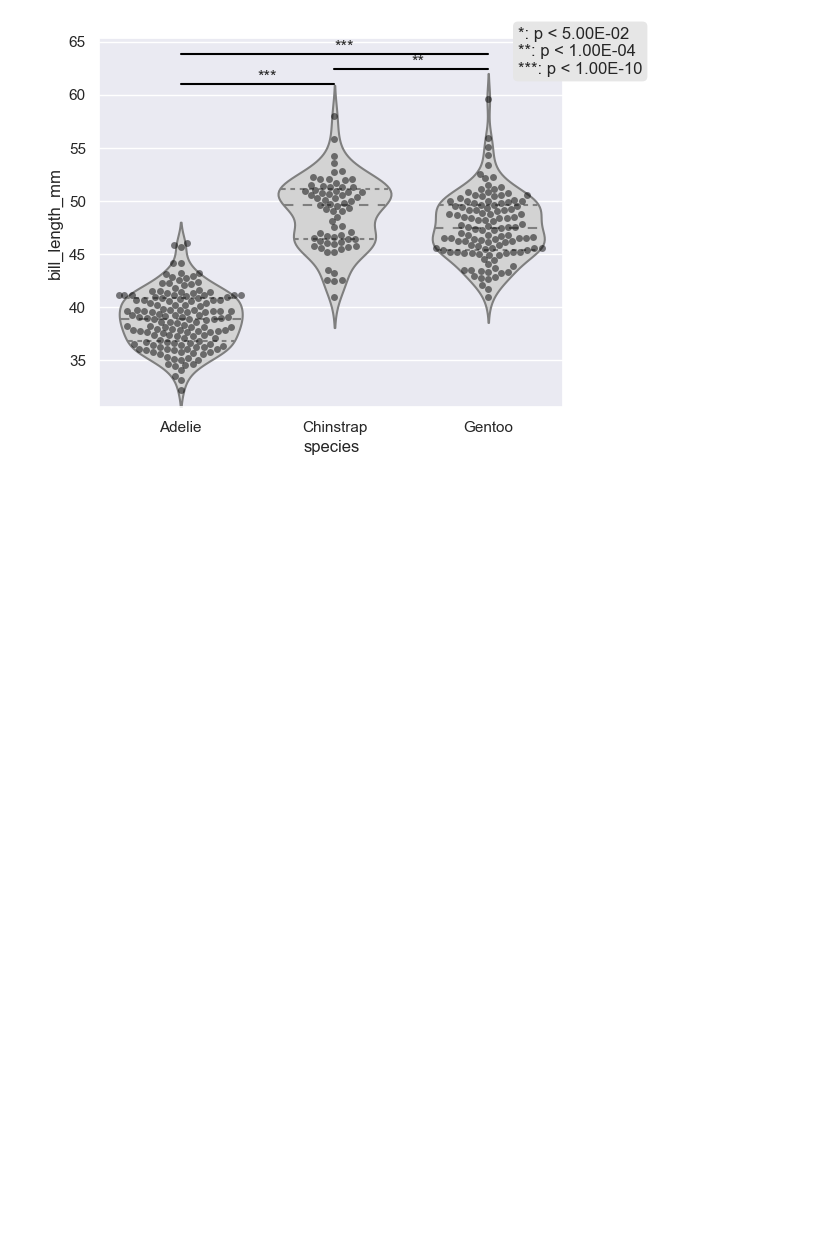
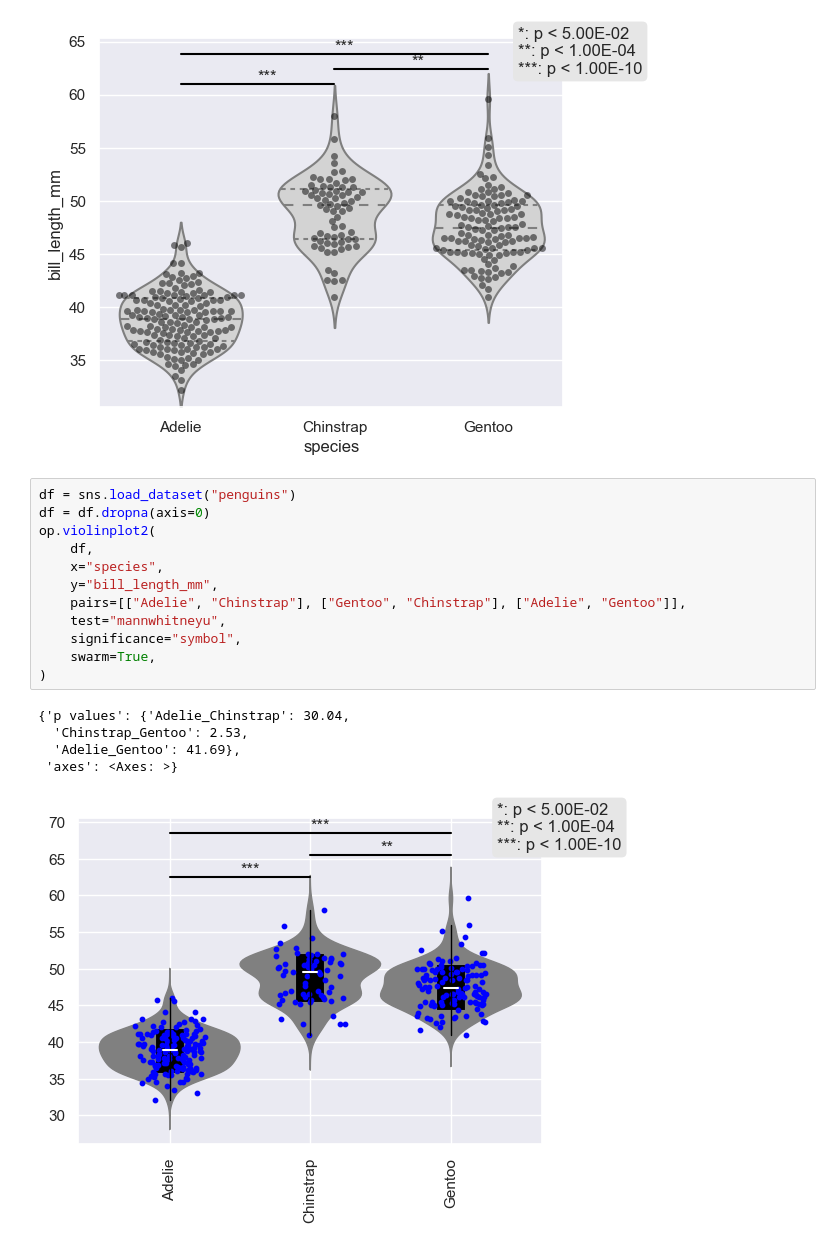
Before and after one commit to koonimaru/omniplot, a Jupyter notebook: ipynb/violinplot.ipynb, the cells around one changed output. Cells and saved outputs as stored; diff of their text form; blank space fills up the shorter version.

```diff
--- a/ipynb/violinplot.ipynb
+++ b/ipynb/violinplot.ipynb
@@ -15,3 +15,21 @@ op.violinplot(
 )
 # %% [output]
 [figure]
+# %%
+df = sns.load_dataset("penguins")
+df = df.dropna(axis=0)
+op.violinplot2(
+    df,
+    x="species",
+    y="bill_length_mm",
+    pairs=[["Adelie", "Chinstrap"], ["Gentoo", "Chinstrap"], ["Adelie", "Gentoo"]],
+    test="mannwhitneyu",
+    significance="symbol",
+    swarm=True,
+)
+# %% [output]
+{'p values': {'Adelie_Chinstrap': 30.04,
+  'Chinstrap_Gentoo': 2.53,
+  'Adelie_Gentoo': 41.69},
+ 'axes': <Axes: >}
+[figure, added]
```
Also changed, not shown: 9 other files.
